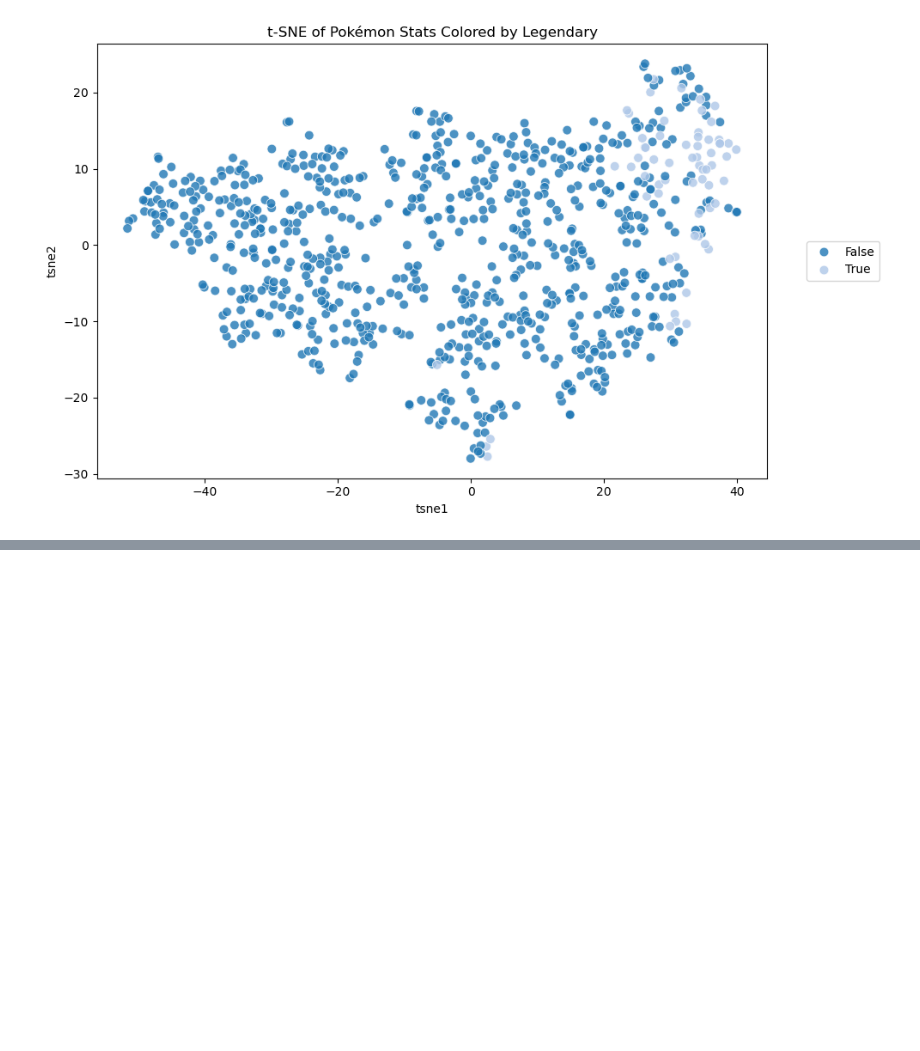
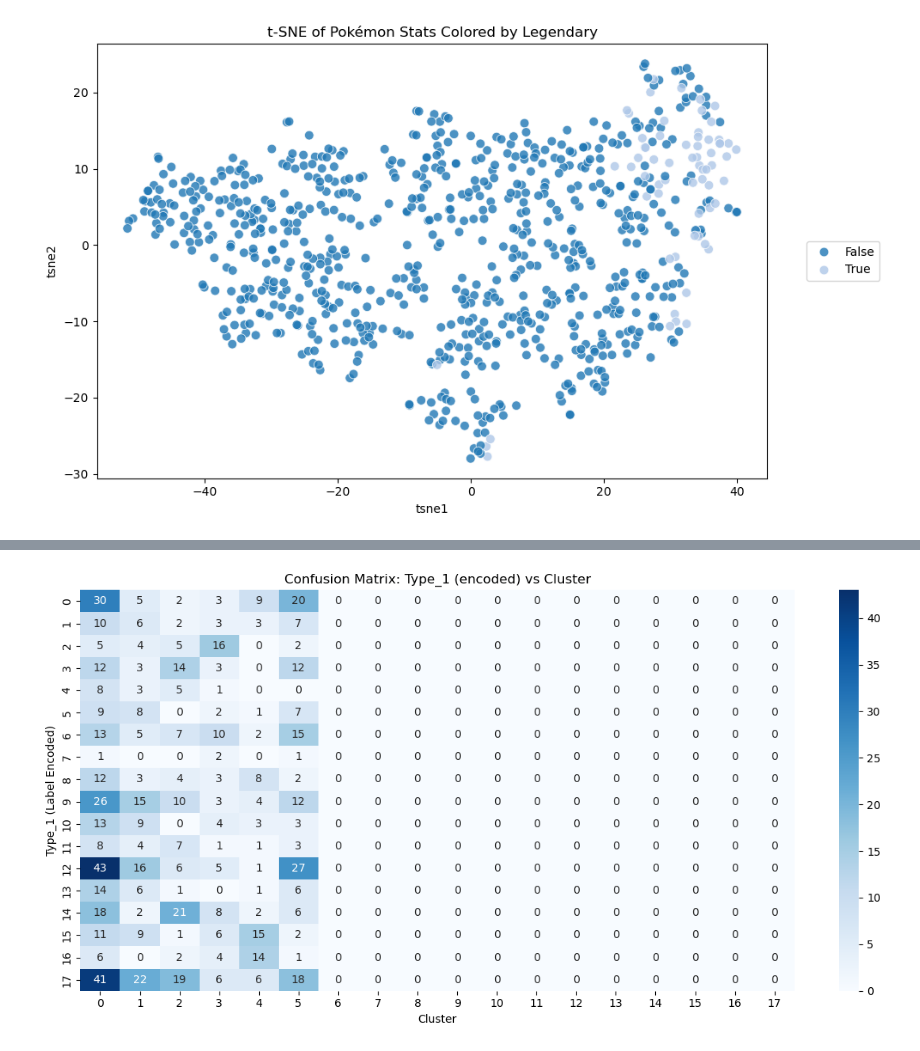
Before and after one commit to ckim115/cs131, a Jupyter notebook: a5/a5_ChristinaBranch.ipynb, the cells around one changed output, grey strips where cells are left out. Saved outputs shown, nothing was run; the diff lists cells and outputs as text; code cells hidden in the pictures; blank space fills up the shorter version.

```diff
--- a/a5/a5_ChristinaBranch.ipynb
+++ b/a5/a5_ChristinaBranch.ipynb
@@ -68,0 +69,21 @@ plt.show()
+# %%
+from sklearn.preprocessing import LabelEncoder
+from sklearn.metrics import confusion_matrix
+
+# Encode Type_1 as numeric labels
+le = LabelEncoder()
+df["type_label"] = le.fit_transform(df["Type_1"])
+
+# Create confusion matrix
+conf_mat = confusion_matrix(df["type_label"], df["cluster"])
+
+# Plot
+plt.figure(figsize=(12, 6))
+sns.heatmap(conf_mat, annot=True, fmt="d", cmap="Blues")
+plt.title("Confusion Matrix: Type_1 (encoded) vs Cluster")
+plt.xlabel("Cluster")
+plt.ylabel("Type_1 (Label Encoded)")
+plt.tight_layout()
+plt.show()
+# %% [output]
+[figure, added]
```
Also changed, not shown: parts of 3 cells of this notebook, 2 other files.
